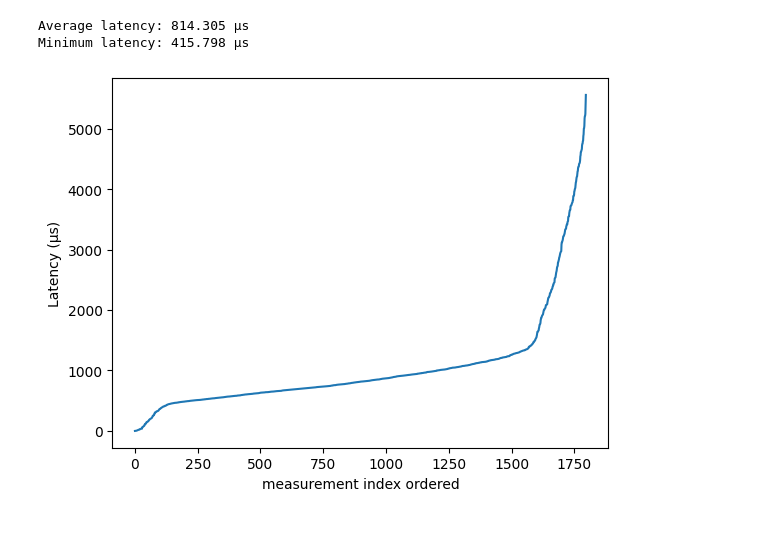
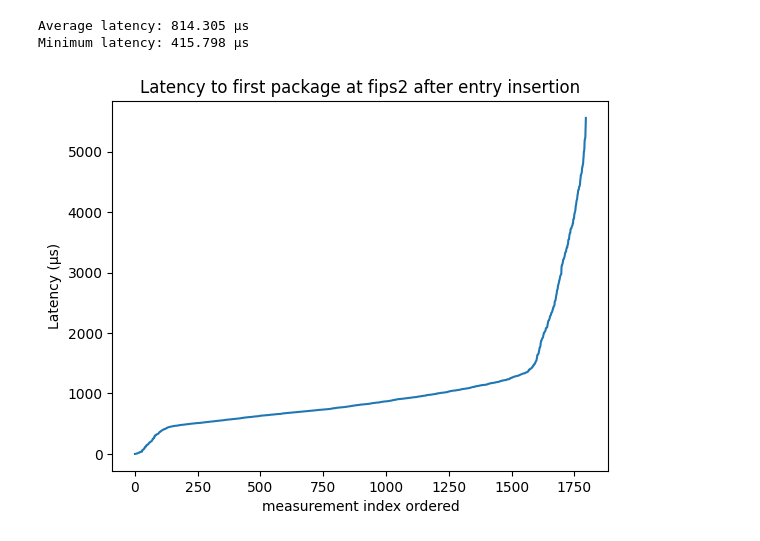
Before and after one commit to gespel/XenoFlow, a Jupyter notebook: experiments/entry_latency/entry_latency.ipynb, the cells around one changed output. Cells and saved outputs as stored; diff of their text form; code cells hidden in the pictures.

Commit message:
new entry measurements

```diff
--- a/experiments/entry_latency/entry_latency.ipynb
+++ b/experiments/entry_latency/entry_latency.ipynb
@@ -157,8 +157,9 @@ Minimum latency: 415.798 μs
 # %%
 all_latencies.sort()
 plt.plot([l / 1_000 for l in all_latencies])
+plt.title("Latency to first package at fips2 after entry insertion")
 plt.xlabel("measurement index ordered")
 plt.ylabel("Latency (μs)")
 plt.show()
 # %% [output]
-[figure, old version]
+[figure, new version]
```
Also changed, not shown: 4 other files.
